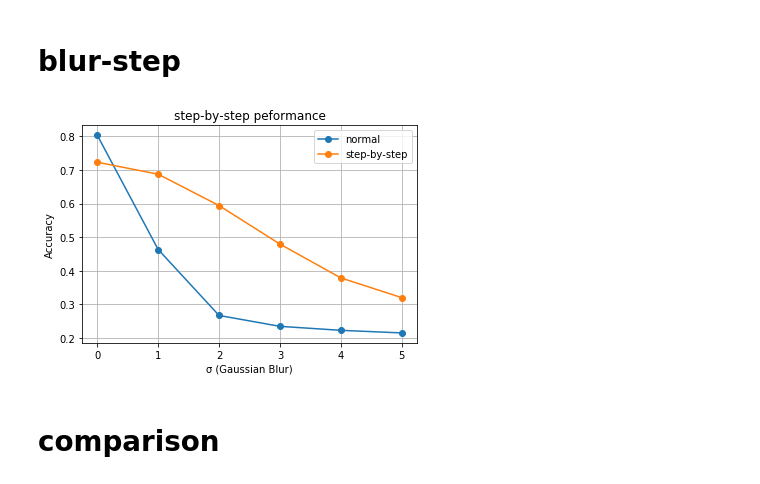
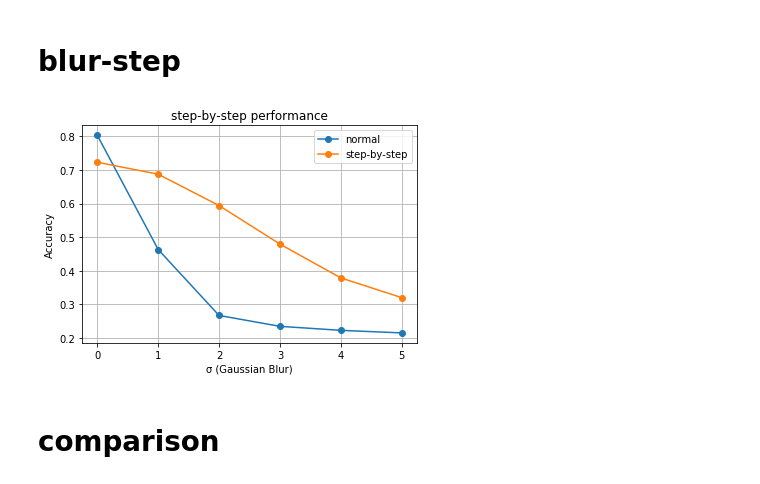
Before and after one commit to sousquared/Blur-Training_Cifar10, a Jupyter notebook: analysis/comparison.ipynb, the cells around one changed output. Cells and saved outputs as stored; diff of their text form; code cells hidden in the pictures.

```diff
--- a/analysis/comparison.ipynb
+++ b/analysis/comparison.ipynb
@@ -326,17 +326,17 @@ blur_step.append(calc_acc((31,31), 5))
 # %%
 x = [0, 1, 2, 3, 4, 5]
 fig, ax = plt.subplots()
-plt.title("step-by-step peformance")
+plt.title("step-by-step performance")
 ax.plot(x, normal, label='normal', marker="o")
 ax.plot(x, blur_step, label='step-by-step', marker="o")
 ax.set_xlabel('σ (Gaussian Blur)')
 ax.set_ylabel('Accuracy')
 ax.legend()
 ax.grid(True)
 fig.show()
 fig.savefig(RESULT_DIR + 'comparison_blur-step.png')
 # %% [output]
-[figure, old version]
+[figure, new version]
 # %% [markdown]
 # comparison
 # %%
```
Also changed, not shown: parts of 2 cells of this notebook, 3 other files.
